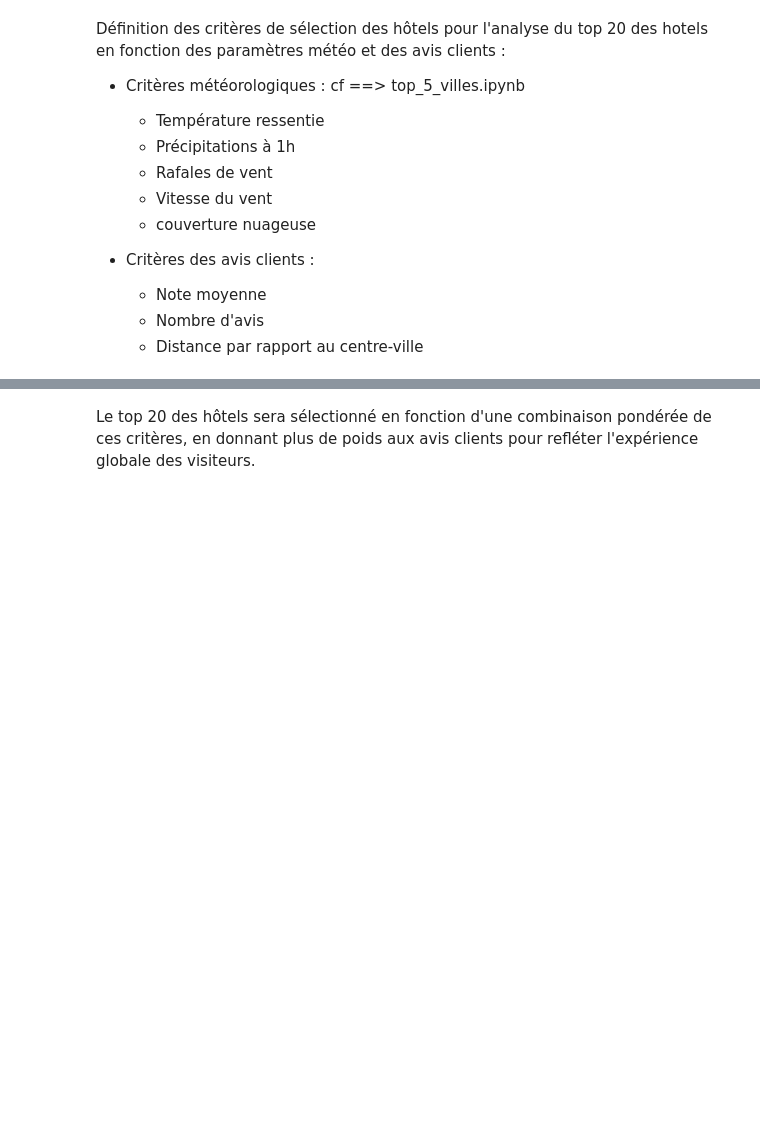
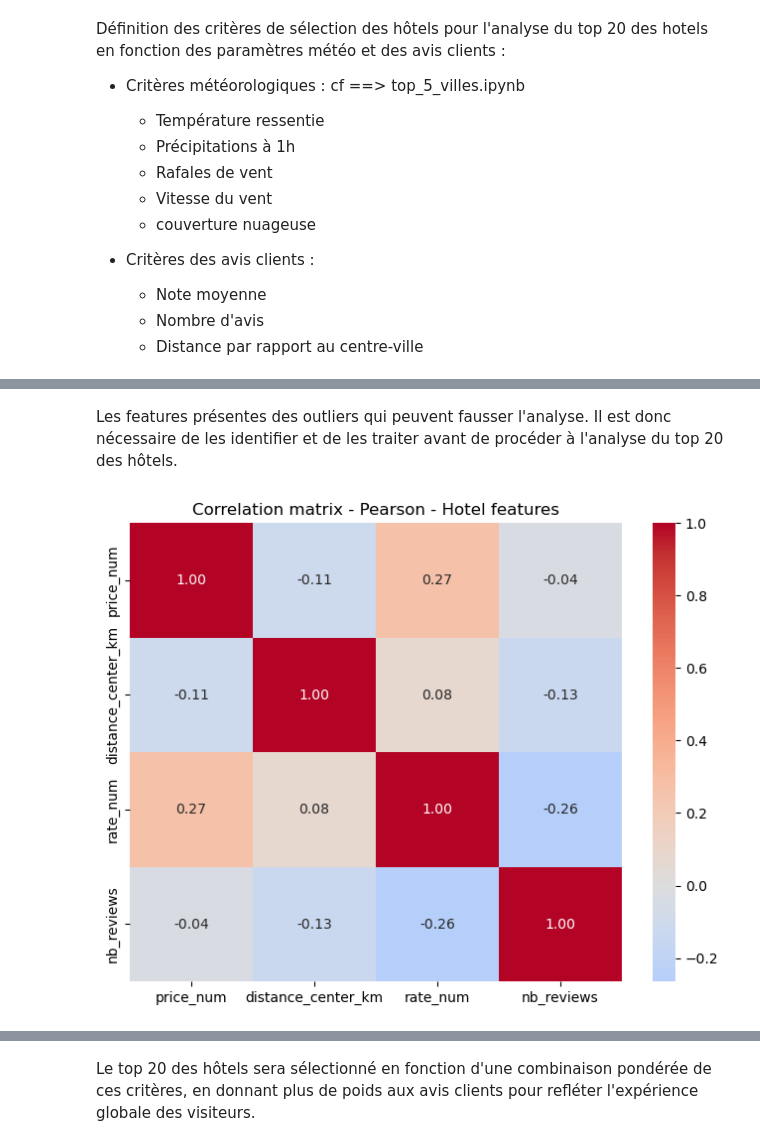
Before and after one commit to helene-mourez/jedha_kayak, a Jupyter notebook: top_20_hotels.ipynb, the cells around one changed output, grey strips where cells are left out. Saved outputs shown, nothing was run; the diff lists cells and outputs as text; code cells hidden in the pictures; blank space fills up the shorter version.

```diff
--- a/top_20_hotels.ipynb
+++ b/top_20_hotels.ipynb
@@ -94,0 +210,28 @@ dis_rate_exp_fig.update_layout(
+# %% [markdown]
+Les features présentes des outliers qui peuvent fausser l'analyse. Il est donc nécessaire de les identifier et de les traiter avant de procéder à l'analyse du top 20 des hôtels.
+# %%
+# Affichage de la matrice de corrélation (Méthode de calcul Pearson) afin de déterminer si des relations linéaires existent entre les features des hôtels.
+
+corr_columns = [
+    "price_num",
+    "distance_center_km",
+    "rate_num",
+    "nb_reviews"
+]
+
+corr_matrix = df_eda[corr_columns].corr()
+
+plt.figure(figsize=(8, 6))
+
+sns.heatmap(
+    corr_matrix,
+    annot=True,
+    cmap="coolwarm",
+    fmt=".2f",
+    center=0
+)
+
+plt.title("Correlation matrix - Pearson - Hotel features")
+plt.show()
+# %% [output]
+[figure, added]
```
Also changed, not shown: parts of 29 cells of this notebook.
